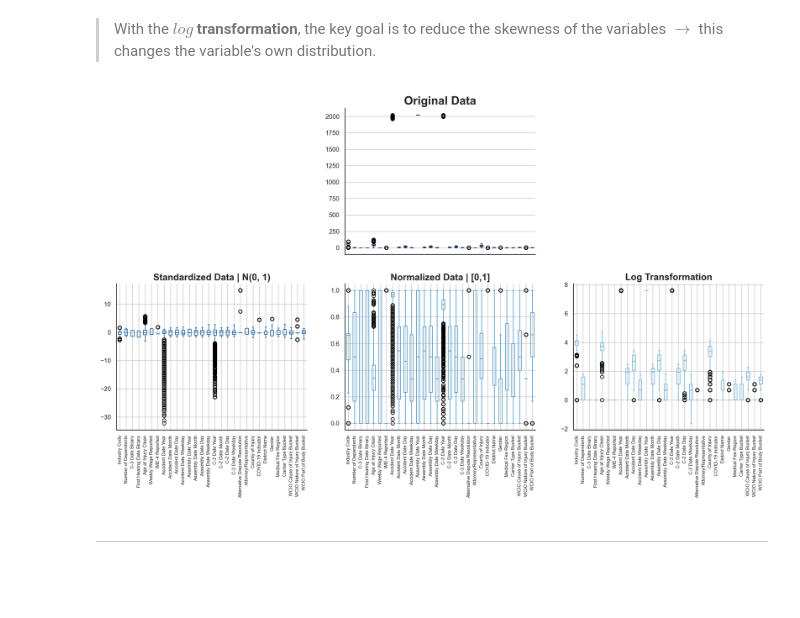
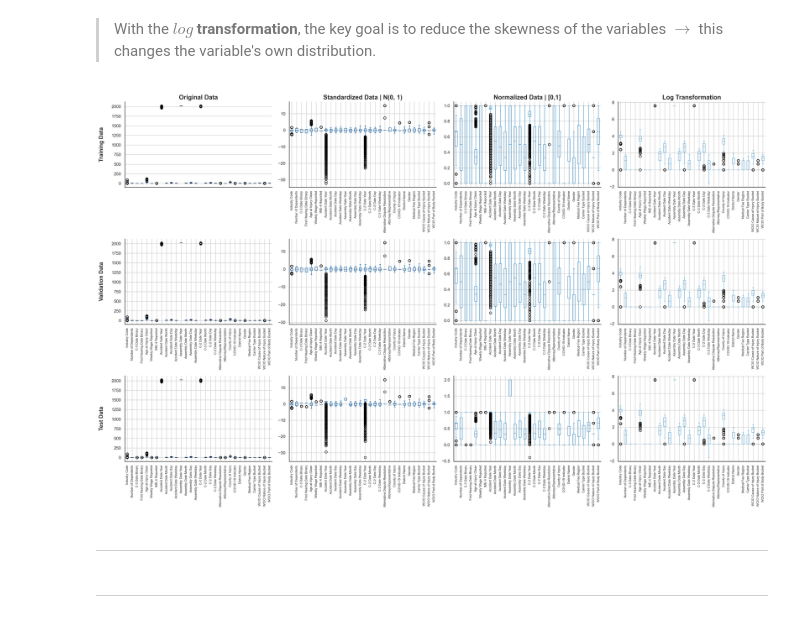
Before and after one commit to Silvestre17/ML_24.25_Project_Group33, a Jupyter notebook: 3_Modeling&Evaluation_MLProject_Group33.ipynb, the cells around one changed output. Saved outputs shown, nothing was run; the diff lists cells and outputs as text; code cells hidden in the pictures; blank space fills up the shorter version.

Commit message:
Refactor data processing in Modeling notebook

```diff
--- a/3_Modeling&Evaluation_MLProject_Group33.ipynb
+++ b/3_Modeling&Evaluation_MLProject_Group33.ipynb
@@ -285,36 +285,52 @@ X_test_log = test_data_ordinal_encoded.where(test_data_ordinal_encoded > 0).appl
 # %% [markdown]
 > With the **$log$ transformation**, the key goal is to reduce the skewness of the variables $\rightarrow$ this changes the variable's own distribution.
 # %%
-# Plot Boxplots of Original Data, Standardized Data, Normalized Data, and Log Transformation
-fig, ax = plt.subplots(2, 3, figsize=(20, 10))
+# Plot Boxplots of Original Data, Standardized Data, Normalized Data, and Log Transformation for Train, Validation, and Test Sets
+fig, ax = plt.subplots(3, 4, figsize=(24, 15))  # 3 rows for Train, Validation, Test and 4 columns for each transformation
 
-# Original Data
-X_train_ordinal_encoded.boxplot(ax=ax[0, 1], color='#002147')
-ax[0, 1].set_title('Original Data', fontsize=20, fontweight='bold')
-ax[0, 1].set_xticks([])
-ax[0, 0].axis('off')  # Turn off empty plot
-ax[0, 2].axis('off')  # Turn off empty plot
+# Define titles for rows
+row_titles = ['Training Data', 'Validation Data', 'Test Data']
 
-# Standardized Data
-pd.DataFrame(X_train_standardized, columns=X_train_ordinal_encoded.columns).boxplot(ax=ax[1, 0], color='#135C9B')
-ax[1, 0].set_title('Standardized Data | N(0, 1)', fontsize=16, fontweight='bold')
-ax[1, 0].tick_params(axis='x', rotation=90, labelsize=8)
+# Original Data - Train, Validation, Test
+X_train_ordinal_encoded.boxplot(ax=ax[0, 0], color='#002147')
+X_val_ordinal_encoded.boxplot(ax=ax[1, 0], color='#002147')
+test_data_ordinal_encoded.boxplot(ax=ax[2, 0], color='#002147')
+ax[0, 0].set_title('Original Data', fontsize=16, fontweight='bold')
+ax[0, 0].set_xticks([])
 
-# Normalized Data
-pd.DataFrame(X_train_norm, columns=X_train_ordinal_encoded.columns).boxplot(ax=ax[1, 1], color='#4292C6')
-ax[1, 1].set_title('Normalized Data | [0,1]', fontsize=16, fontweight='bold')
-ax[1, 1].tick_params(axis='x', rotation=90, labelsize=8)
+# Standardized Data - Train, Validation, Test
+pd.DataFrame(X_train_standardized, columns=X_train_ordinal_encoded.columns).boxplot(ax=ax[0, 1], color='#135C9B')
+pd.DataFrame(X_validation_standardized, columns=X_train_ordinal_encoded.columns).boxplot(ax=ax[1, 1], color='#135C9B')
+pd.DataFrame(X_test_standardized, columns=X_train_ordinal_encoded.columns).boxplot(ax=ax[2, 1], color='#135C9B')
+ax[0, 1].set_title('Standardized Data | N(0, 1)', fontsize=16, fontweight='bold')
 
-# Log Transformation
-pd.DataFrame(X_train_log, columns=X_train_ordinal_encoded.columns).boxplot(ax=ax[1, 2], color='#6BAED6')
-ax[1, 2].set_title('Log Transformation', fontsize=16, fontweight='bold')
-ax[1, 2].tick_params(axis='x', rotation=90, labelsize=8)
+# Normalized Data - Train, Validation, Test
+pd.DataFrame(X_train_norm, columns=X_train_ordinal_encoded.columns).boxplot(ax=ax[0, 2], color='#4292C6')
+pd.DataFrame(X_validation_norm, columns=X_train_ordinal_encoded.columns).boxplot(ax=ax[1, 2], color='#4292C6')
+pd.DataFrame(X_test_norm, columns=X_train_ordinal_encoded.columns).boxplot(ax=ax[2, 2], color='#4292C6')
+ax[0, 2].set_title('Normalized Data | [0,1]', fontsize=16, fontweight='bold')
 
-# Display the plot
+# Log Transformation - Train, Validation, Test
+pd.DataFrame(X_train_log, columns=X_train_ordinal_encoded.columns).boxplot(ax=ax[0, 3], color='#6BAED6')
+pd.DataFrame(X_validation_log, columns=X_train_ordinal_encoded.columns).boxplot(ax=ax[1, 3], color='#6BAED6')
+pd.DataFrame(X_test_log, columns=X_train_ordinal_encoded.columns).boxplot(ax=ax[2, 3], color='#6BAED6')
+ax[0, 3].set_title('Log Transformation', fontsize=16, fontweight='bold')
+
+# Adjust x-ticks rotation and y-labels
+for row in range(3):
+    for col in range(4):
+        ax[row, col].tick_params(axis='x', rotation=90, labelsize=8)
+    ax[row, 0].set_ylabel(f'{row_titles[row]}\n', fontsize=14, fontweight='bold')
+
+# Despine and adjust layout
 sns.despine(top=True, right=True)
+plt.tight_layout()
+plt.savefig('./[ML]_Project_EDAOutputs_Group33/Modeling/Boxplots_ScalersTransformations.png', dpi=300, bbox_inches='tight')
 plt.show()
 # %% [output]
-[figure, old version]
+[figure, new version]
+# %% [markdown]
+---
 # %%
 # Since OHE make categorical variables binary [0,1], we can apply the MinMaxScaler to the One-Hot encoded data
 # We will mantain the same interval [0,1] for categorical variables and make the numerical variables in the same scale
```
Also changed, not shown: parts of 4 cells of this notebook, 3 other files.
